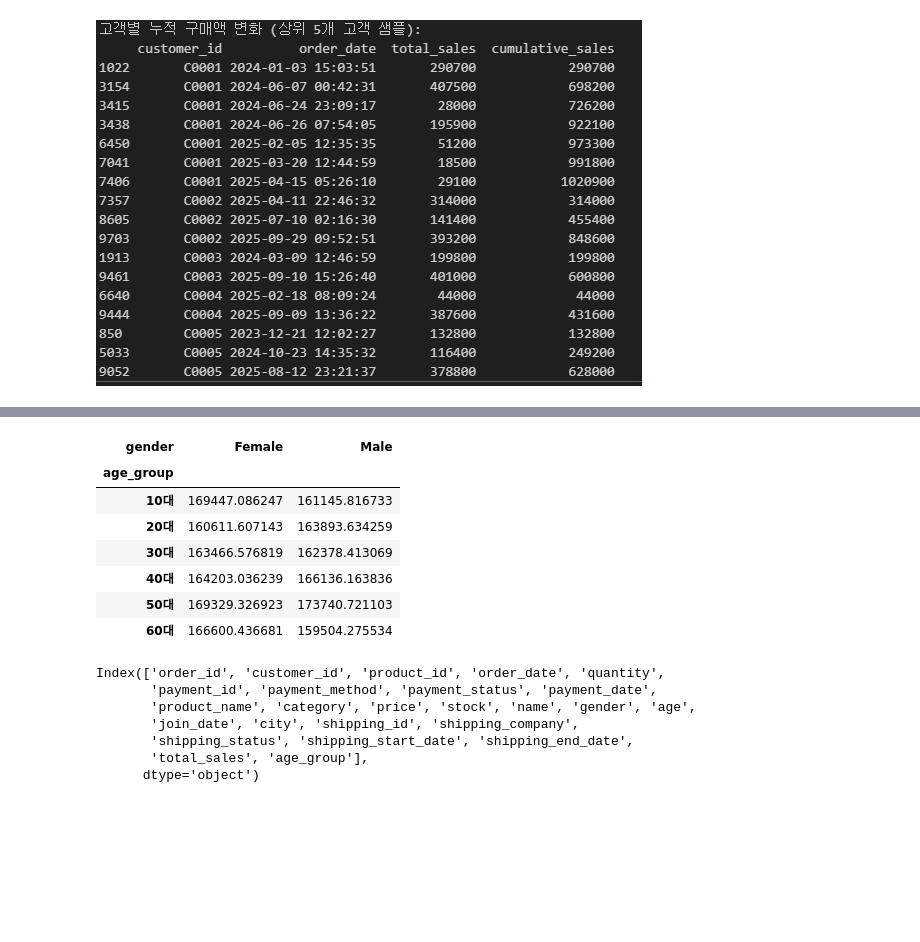
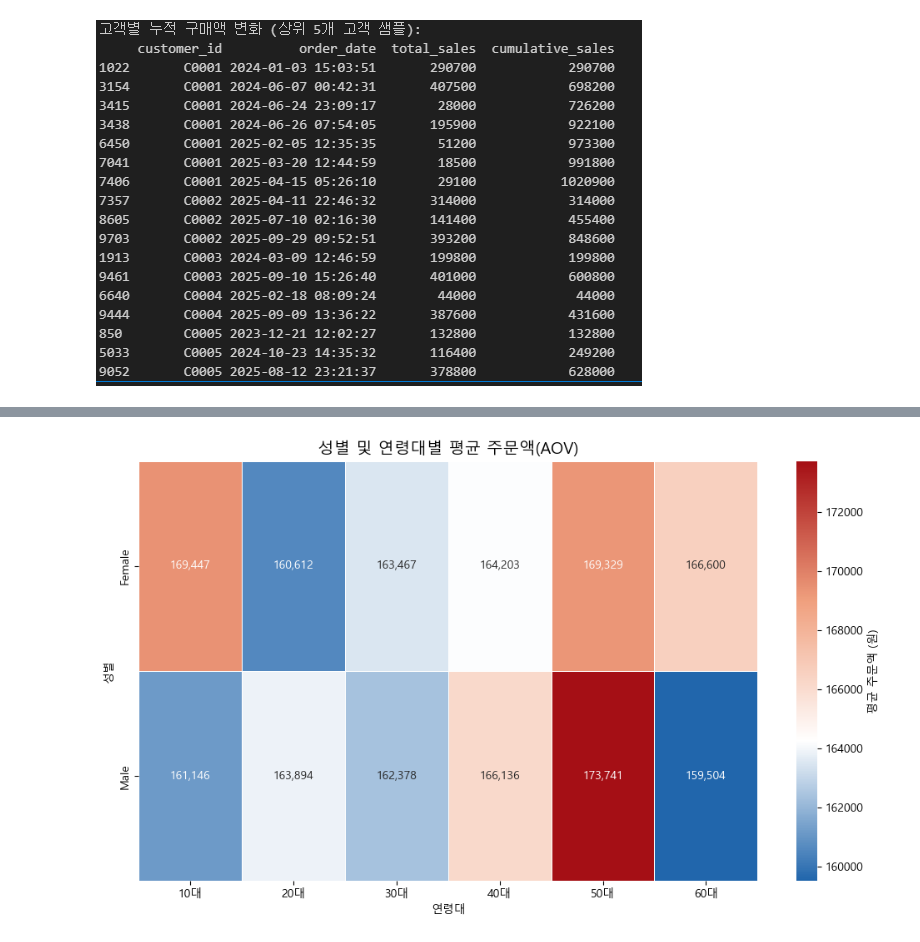
Before and after one commit to Happy-o3ov/big20-python-project1-team3, a Jupyter notebook: 판다스 실습문제/데이터프로세싱/Solution/02 고객분석.ipynb, the cells around one changed output, grey strips where cells are left out. Drawn from its saved outputs; the diff is of its cells as text; code cells hidden in the pictures; blank space fills up the shorter version.

```diff
--- a/판다스 실습문제/데이터프로세싱/Solution/02 고객분석.ipynb
+++ b/판다스 실습문제/데이터프로세싱/Solution/02 고객분석.ipynb
@@ -360,51 +309,59 @@ print(df_sorted[['customer_id', 'order_date', 'total_sales', 'cumulative_sales']
 
 ![image.png](attachment:image.png)
 # %%
-# 나와야 하는거 성별, 연령대, 평균 주문액, 시각화
-# 있는거 성별, 연령대
-# 없는거 평균 주문액
+import matplotlib.pyplot as plt
+import seaborn as sns
+import matplotlib.colors as mcolors
+
+bins = [10, 19, 29, 39, 49, 59, 69]
+labels = ['10대', '20대', '30대', '40대', '50대', '60대']
+df['age_group'] = pd.cut(df['age'], bins=bins, labels=labels)
 
 
-# 1. 성별 + 연령대별 평균 주문액(AOV) 계산
-# aov = df.groupby(['gender', 'age_group'])['total_sales'].mean().reset_index()
-
-# # 정렬
-# aov = aov.sort_values(['gender','age_group'])
-# display(aov.head(10))
-
-# 성별 + 연령대별 평균 주문액(AOV) 계산, 정렬 후 출력
+# 1️⃣ 성별 + 연령대별 평균 주문액(AOV) 계산 및 정렬
 aov = df.groupby(['gender', 'age_group'])['total_sales'].mean().reset_index().sort_values(['gender', 'age_group'])
 
-
-# 2. 시각화
-# 피벗 테이블 생성
+# 2️⃣ 피벗 테이블 생성 (축 교체!)
 pivot_aov = aov.pivot_table(
-    index='age_group', # 행(세로축): 연령대
-    columns='gender', # 열(가로축) : 성별
-    values='total_sales', # 표시할 값 (평균 주문액)
-    aggfunc='mean' # 평균값 계산
+    index='gender',     # 행: 성별
+    columns='age_group',# 열: 연령대
+    values='total_sales',
+    aggfunc='mean'
 )
 
-display(pivot_aov)
+# 3️⃣ 색상 설정 (연속형으로 자연스럽게 이어지게)
+# 파랑 → 흰색 → 연한 주황 → 빨강 계열 그라데이션
+colors = ['#2166ac', '#ffffff', '#f0a07e', '#a50f15']
+cmap = mcolors.LinearSegmentedColormap.from_list("custom_gradient", colors)
+
+# 4️⃣ 연속형 범위 설정 (데이터 최소/최대 자동 인식)
+norm = mcolors.Normalize(vmin=pivot_aov.min().min(), vmax=pivot_aov.max().max())
+
+# 5️⃣ 표시용 숫자 포맷
+annot = pivot_aov.applymap(lambda x: f"{x:,.0f}")
+
+# 6️⃣ 히트맵 시각화
+plt.figure(figsize=(10, 6))
+sns.heatmap(
+    pivot_aov,
+    annot=annot,
+    fmt='',
+    cmap=cmap,
+    norm=norm,
+    linewidths=0.5,
+    linecolor='white',
+    cbar_kws={'label': '평균 주문액 (원)'}
+)
+
+plt.title('성별 및 연령대별 평균 주문액(AOV)', fontsize=14)
+plt.xlabel('연령대')
+plt.ylabel('성별')
+plt.tight_layout()
+plt.show()
 # %% [output]
-| gender | Female | Male |
-| age_group |  |  |
-| 10대 | 169447.086247 | 161145.816733 |
-| 20대 | 160611.607143 | 163893.634259 |
-| 30대 | 163466.576819 | 162378.413069 |
-| 40대 | 164203.036239 | 166136.163836 |
-| 50대 | 169329.326923 | 173740.721103 |
-| 60대 | 166600.436681 | 159504.275534 |
+[figure, added]
 # %%
 df.columns
-# %% [output]
-Index(['order_id', 'customer_id', 'product_id', 'order_date', 'quantity',
-       'payment_id', 'payment_method', 'payment_status', 'payment_date',
-       'product_name', 'category', 'price', 'stock', 'name', 'gender', 'age',
-       'join_date', 'city', 'shipping_id', 'shipping_company',
-       'shipping_status', 'shipping_start_date', 'shipping_end_date',
-       'total_sales', 'age_group'],
-      dtype='object')
 # %%
 # 🧩 2️⃣ columns: 내용 분석
 
```
Also changed, not shown: parts of 4 cells of this notebook.
